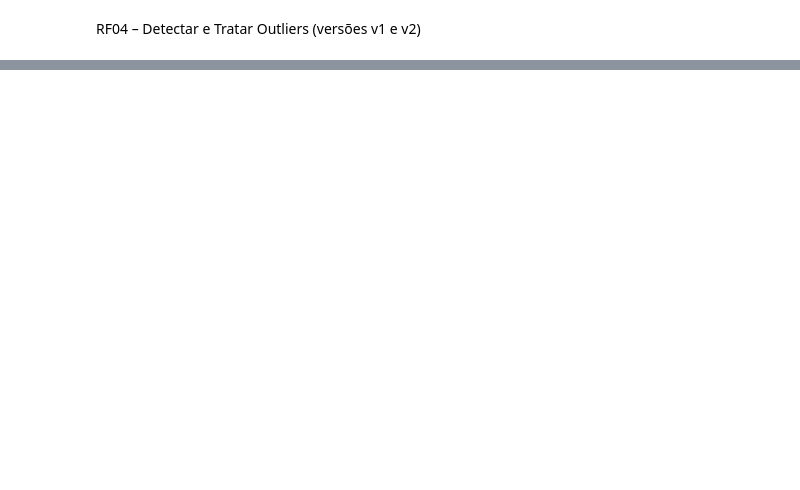
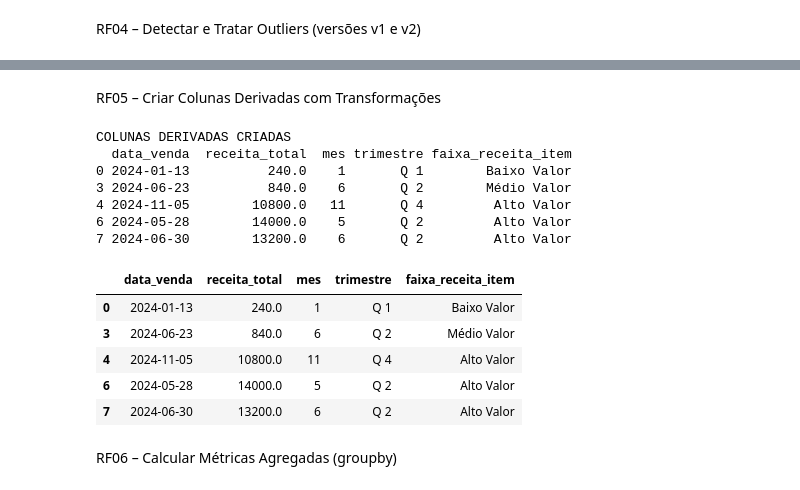
Before and after one commit to HilarioGouveia-Academicos/mini-projeto-dataview, a Jupyter notebook: dataview.ipynb, the cells around one changed output, grey strips where cells are left out. Cells and saved outputs as stored; diff of their text form; code cells hidden in the pictures; blank space fills up the shorter version.

```diff
--- a/dataview.ipynb
+++ b/dataview.ipynb
@@ -231,0 +294,65 @@ RF04 – Detectar e Tratar Outliers (versões v1 e v2)
+# %% [markdown]
+RF05 – Criar Colunas Derivadas com Transformações
+# %%
+def criar_colunas_derivadas(df):
+    """
+    Cria colunas calculadas a partir do dataset limpo:
+    - receita_total     : valor total da linha de venda (quantidade × preço)
+    - mes / trimestre / ano : componentes extraídos da data
+    - faixa_receita_item : classificação do valor de cada venda (np.select)
+
+    Nota: receita_total foi calculada temporariamente no RF04 apenas para
+    detecção de outliers e depois descartada. Aqui ela é criada de forma
+    definitiva sobre df_v2 — já com os outliers tratados — para que todas
+    as análises posteriores usem a mesma base consistente.
+    """
+    df = df.copy()
+    # Receita por linha: grandeza central de todas as métricas do projeto
+    df["receita_total"] = df["quantidade"] * df["preco_unitario"]
+    # Componentes de data — o atributo .dt expõe propriedades de datetime
+    df["mes"]       = df["data_venda"].dt.month
+    df["trimestre"] = df["data_venda"].dt.quarter.apply(lambda q: f"Q {q}")
+    df["ano"]       = df["data_venda"].dt.year
+    # -------------------------------------------------------------------
+    # np.select: alternativa vetorizada ao if/elif/else para criar
+    # colunas categóricas. Recebe duas listas de mesmo tamanho:
+    #   condicoes  : lista de máscaras booleanas (testadas em ordem)
+    #   valores    : rótulo retornado quando a condição correspondente é True
+    # default      : valor usado quando nenhuma condição é satisfeita
+    # É equivalente a apply(lambda x: ...) mas muito mais eficiente em
+    # datasets grandes, pois opera sobre arrays sem usar loops Python.
+    # -------------------------------------------------------------------
+    condicoes = [
+        df["receita_total"] < 500,
+        (df["receita_total"] >= 500) & (df["receita_total"] < 5000),
+        df["receita_total"] >= 5000,
+    ]
+    rotulos = ["Baixo Valor", "Médio Valor", "Alto Valor"]  # alinhado ao enunciado
+    df["faixa_receita_item"] = np.select(condicoes, rotulos, default="N/D")
+    print("COLUNAS DERIVADAS CRIADAS")
+    print(df[["data_venda", "receita_total", "mes", "trimestre",
+              "faixa_receita_item"]].head())
+
+    return df
+
+# A partir daqui, `df` é o DataFrame principal de toda a análise:
+# dataset v2 (outliers tratados) + colunas derivadas
+df = criar_colunas_derivadas(df_v2)
+df[["data_venda", "receita_total", "mes", "trimestre",
+    "faixa_receita_item"]].head()
+# %% [output]
+COLUNAS DERIVADAS CRIADAS
+  data_venda  receita_total  mes trimestre faixa_receita_item
+0 2024-01-13          240.0    1       Q 1        Baixo Valor
+3 2024-06-23          840.0    6       Q 2        Médio Valor
+4 2024-11-05        10800.0   11       Q 4         Alto Valor
+6 2024-05-28        14000.0    5       Q 2         Alto Valor
+7 2024-06-30        13200.0    6       Q 2         Alto Valor
+|  | data_venda | receita_total | mes | trimestre | faixa_receita_item |
+| 0 | 2024-01-13 | 240.0 | 1 | Q 1 | Baixo Valor |
+| 3 | 2024-06-23 | 840.0 | 6 | Q 2 | Médio Valor |
+| 4 | 2024-11-05 | 10800.0 | 11 | Q 4 | Alto Valor |
+| 6 | 2024-05-28 | 14000.0 | 5 | Q 2 | Alto Valor |
+| 7 | 2024-06-30 | 13200.0 | 6 | Q 2 | Alto Valor |
+# %% [markdown]
+ RF06 – Calcular Métricas Agregadas (groupby)
```
Also changed, not shown: parts of 16 cells of this notebook.
